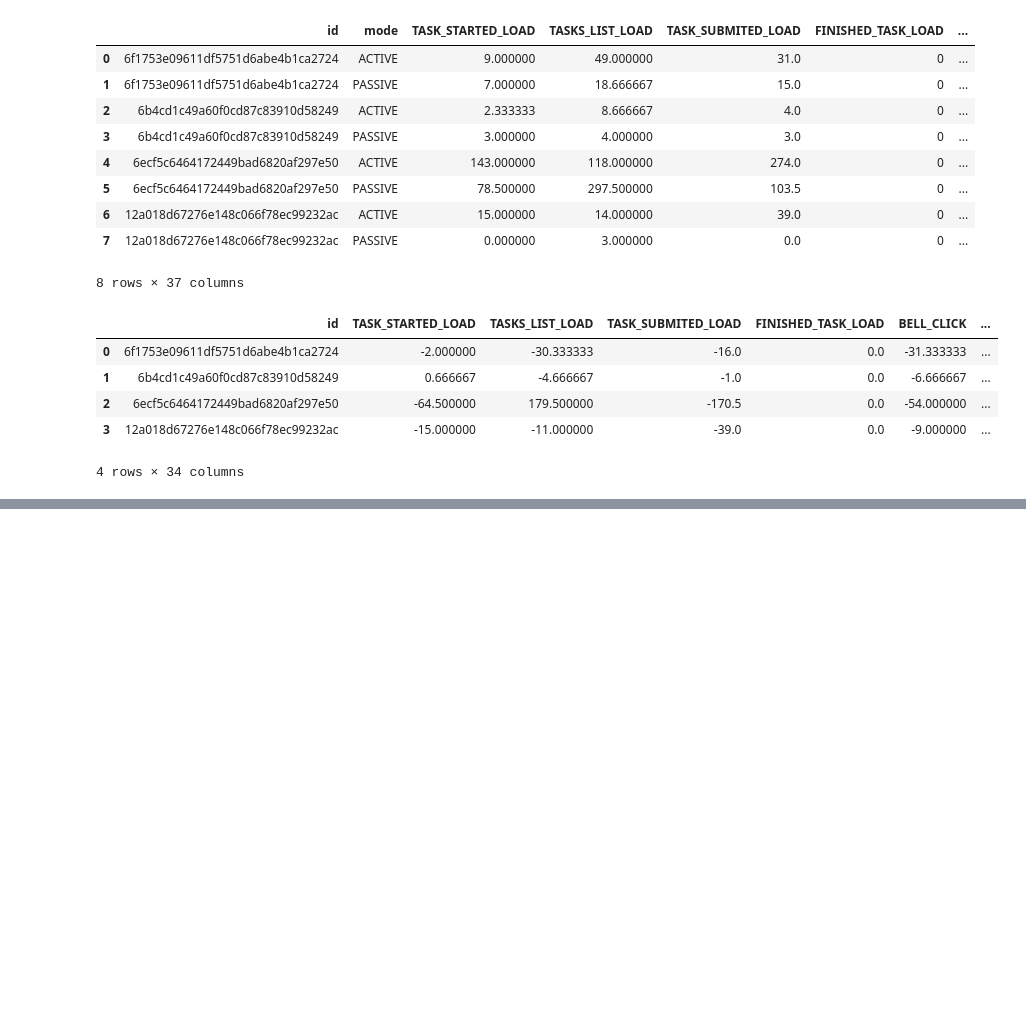
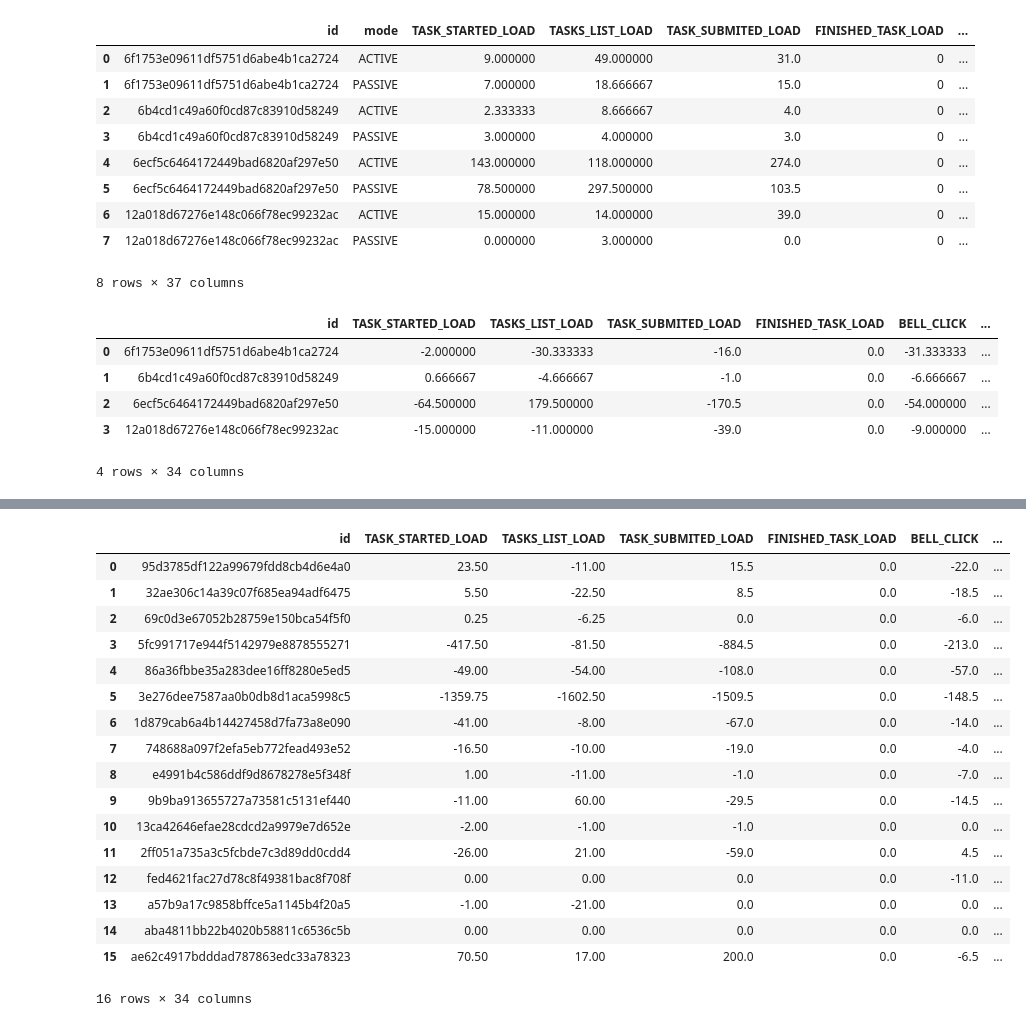
Before and after one commit to rlewinter/IS4800_Project, a Jupyter notebook: exploration.ipynb, the cells around one changed output, grey strips where cells are left out. Drawn from its saved outputs; the diff is of its cells as text; code cells hidden in the pictures; blank space fills up the shorter version.

```diff
--- a/exploration.ipynb
+++ b/exploration.ipynb
@@ -851,0 +945,21 @@ f
+# %%
+calculate_diff(control_mono)
+# %% [output]
+|  | id | TASK_STARTED_LOAD | TASKS_LIST_LOAD | TASK_SUBMITED_LOAD | FINISHED_TASK_LOAD | BELL_CLICK | ... |
+| 0 | 95d3785df122a99679fdd8cb4d6e4a0 | 23.50 | -11.00 | 15.5 | 0.0 | -22.0 | ... |
+| 1 | 32ae306c14a39c07f685ea94adf6475 | 5.50 | -22.50 | 8.5 | 0.0 | -18.5 | ... |
+| 2 | 69c0d3e67052b28759e150bca54f5f0 | 0.25 | -6.25 | 0.0 | 0.0 | -6.0 | ... |
+| 3 | 5fc991717e944f5142979e8878555271 | -417.50 | -81.50 | -884.5 | 0.0 | -213.0 | ... |
+| 4 | 86a36fbbe35a283dee16ff8280e5ed5 | -49.00 | -54.00 | -108.0 | 0.0 | -57.0 | ... |
+| 5 | 3e276dee7587aa0b0db8d1aca5998c5 | -1359.75 | -1602.50 | -1509.5 | 0.0 | -148.5 | ... |
+| 6 | 1d879cab6a4b14427458d7fa73a8e090 | -41.00 | -8.00 | -67.0 | 0.0 | -14.0 | ... |
+| 7 | 748688a097f2efa5eb772fead493e52 | -16.50 | -10.00 | -19.0 | 0.0 | -4.0 | ... |
+| 8 | e4991b4c586ddf9d8678278e5f348f | 1.00 | -11.00 | -1.0 | 0.0 | -7.0 | ... |
+| 9 | 9b9ba913655727a73581c5131ef440 | -11.00 | 60.00 | -29.5 | 0.0 | -14.5 | ... |
+| 10 | 13ca42646efae28cdcd2a9979e7d652e | -2.00 | -1.00 | -1.0 | 0.0 | 0.0 | ... |
+| 11 | 2ff051a735a3c5fcbde7c3d89dd0cdd4 | -26.00 | 21.00 | -59.0 | 0.0 | 4.5 | ... |
+| 12 | fed4621fac27d78c8f49381bac8f708f | 0.00 | 0.00 | 0.0 | 0.0 | -11.0 | ... |
+| 13 | a57b9a17c9858bffce5a1145b4f20a5 | -1.00 | -21.00 | 0.0 | 0.0 | 0.0 | ... |
+| 14 | aba4811bb22b4020b58811c6536c5b | 0.00 | 0.00 | 0.0 | 0.0 | 0.0 | ... |
+| 15 | ae62c4917bdddad787863edc33a78323 | 70.50 | 17.00 | 200.0 | 0.0 | -6.5 | ... |
+16 rows × 34 columns
```
Also changed, not shown: parts of 11 cells of this notebook, 1 other file.
